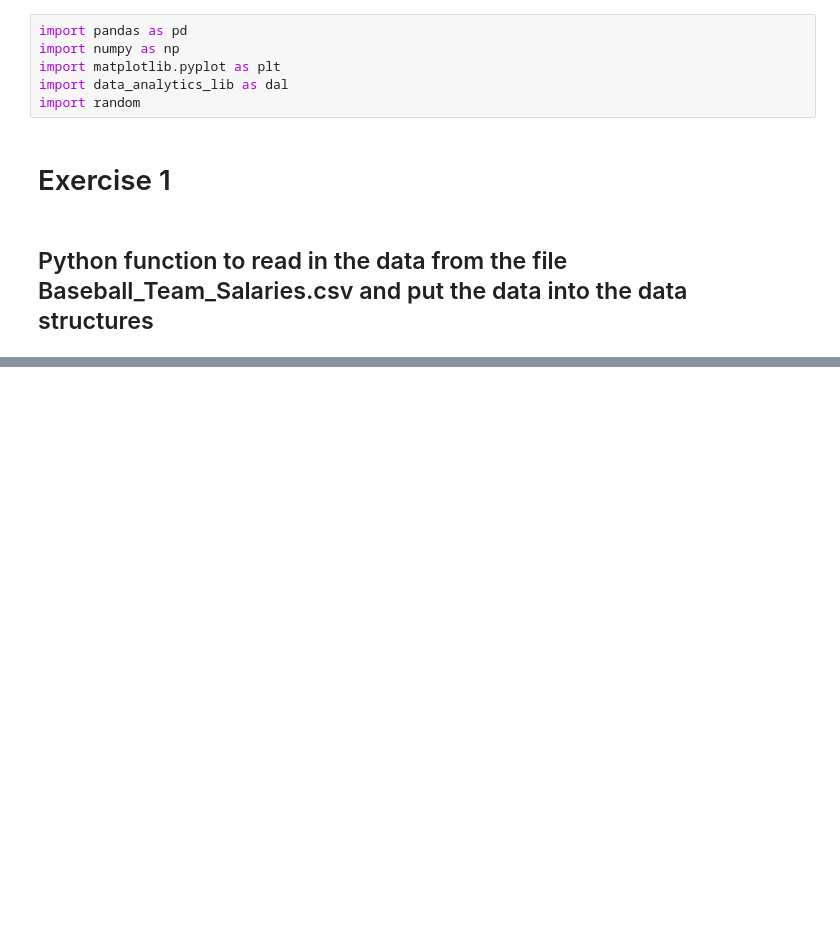
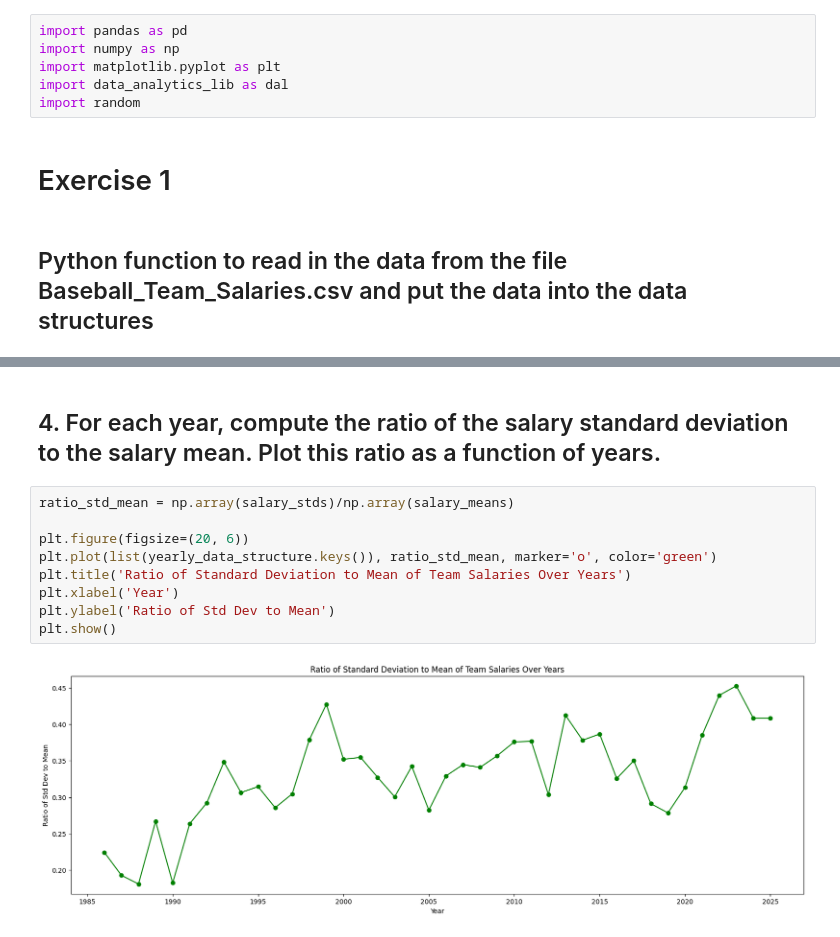
Before and after one commit to Quilhar/DataAnalytics, a Jupyter notebook: Stats/money_and_sports.ipynb, the cells around one changed output, grey strips where cells are left out. Saved outputs shown, nothing was run; the diff lists cells and outputs as text; blank space fills up the shorter version.

```diff
--- a/Stats/money_and_sports.ipynb
+++ b/Stats/money_and_sports.ipynb
@@ -58,0 +160,13 @@ KeyError: np.int64(1986)
+# %% [markdown]
+## 4. For each year, compute the ratio of the salary standard deviation to the salary mean. Plot this ratio as a function of years.
+# %%
+ratio_std_mean = np.array(salary_stds)/np.array(salary_means)
+
+plt.figure(figsize=(20, 6))
+plt.plot(list(yearly_data_structure.keys()), ratio_std_mean, marker='o', color='green')
+plt.title('Ratio of Standard Deviation to Mean of Team Salaries Over Years')
+plt.xlabel('Year')
+plt.ylabel('Ratio of Std Dev to Mean')
+plt.show()
+# %% [output]
+[figure, added]
```
Also changed, not shown: parts of 14 cells of this notebook, 1 other file.
